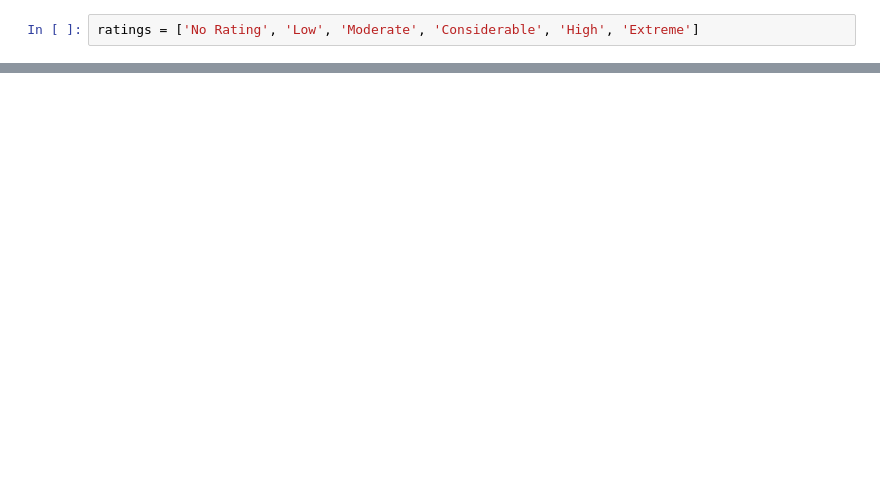
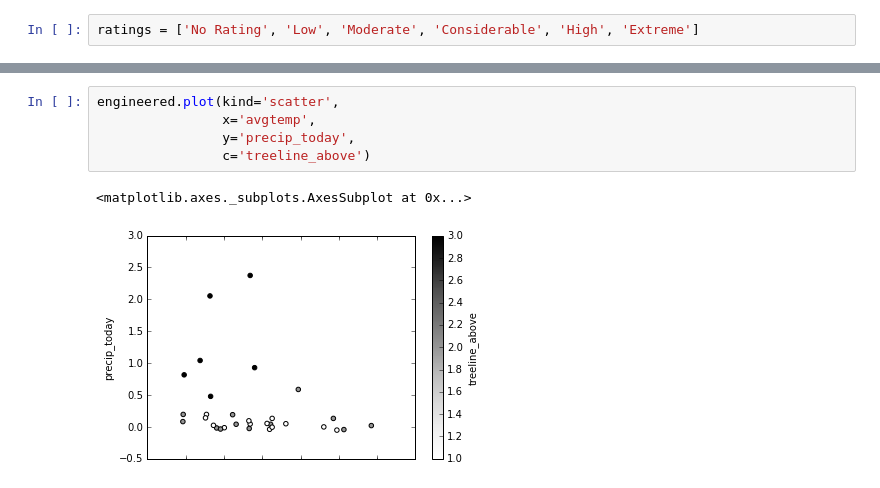
Before and after one commit to baldwint/snotelier, a Jupyter notebook: hourly.ipynb, the cells around one changed output, grey strips where cells are left out. Saved outputs shown, nothing was run; the diff lists cells and outputs as text; blank space fills up the shorter version.

```diff
--- a/hourly.ipynb
+++ b/hourly.ipynb
@@ -73,0 +141,8 @@ plt.savefig('jan2015.pdf')
+# %%
+engineered.plot(kind='scatter',
+                x='avgtemp',
+                y='precip_today',
+                c='treeline_above')
+# %% [output]
+<matplotlib.axes._subplots.AxesSubplot at 0x...>
+[figure, added]
```
Also changed, not shown: parts of 22 cells of this notebook, 1 other file.
